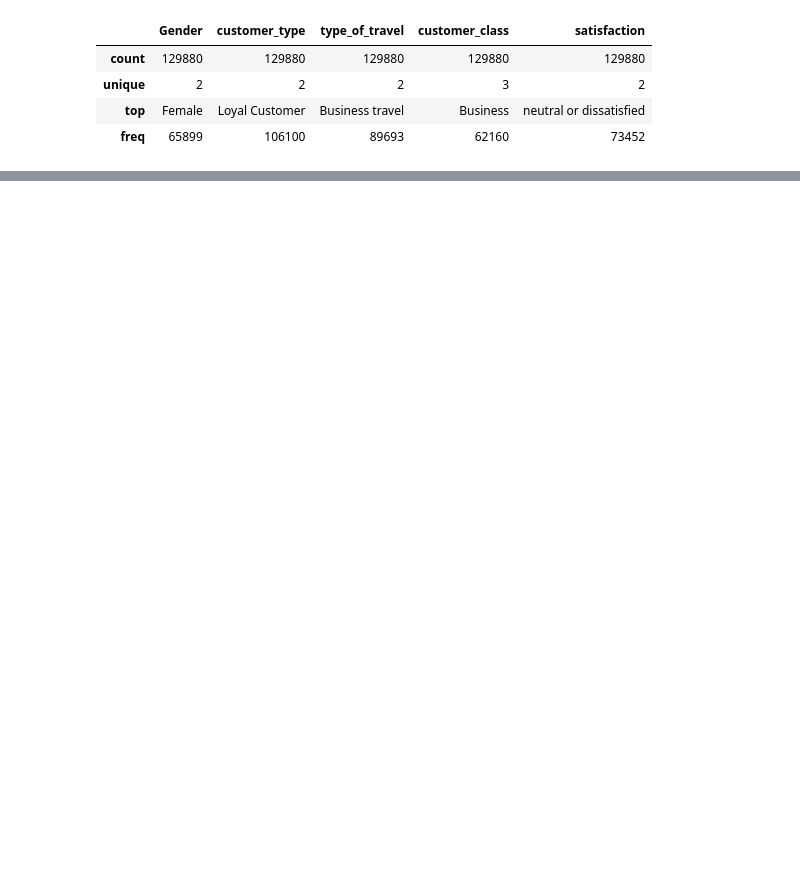
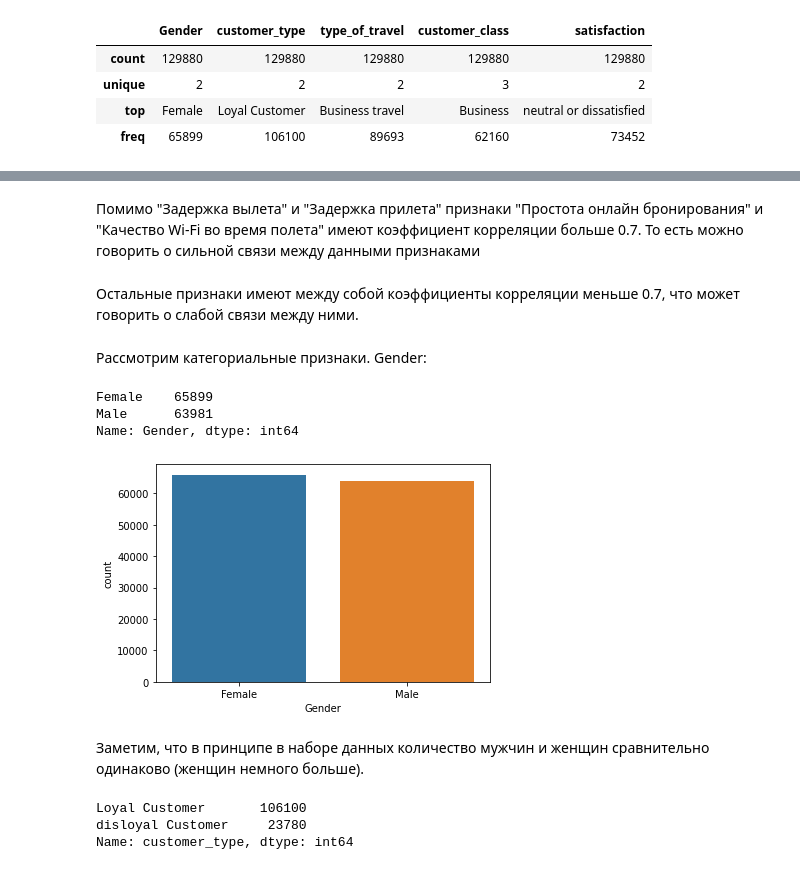
Before and after one commit to a-sidorova/machine_learning_course, a Jupyter notebook: 01_Data_analysis.ipynb, the cells around one changed output, grey strips where cells are left out. Drawn from its saved outputs; the diff is of its cells as text; code cells hidden in the pictures; blank space fills up the shorter version.

```diff
--- a/01_Data_analysis.ipynb
+++ b/01_Data_analysis.ipynb
@@ -151,0 +244,26 @@ data_raw.describe(include=['category'])
+# %% [markdown]
+Помимо "Задержка вылета" и "Задержка прилета" признаки "Простота онлайн бронирования" и "Качество Wi-Fi во время полета" имеют коэффициент корреляции больше 0.7. То есть можно говорить о сильной связи между данными признаками
+# %% [markdown]
+Остальные признаки имеют между собой коэффициенты корреляции меньше 0.7, что может говорить о слабой связи между ними.
+# %% [markdown]
+Рассмотрим категориальные признаки.
+Gender:
+# %%
+data_raw['Gender'].value_counts()
+# %% [output]
+Female    65899
+Male      63981
+Name: Gender, dtype: int64
+# %%
+sns.countplot(x='Gender', data=data_raw)
+pass
+# %% [output]
+[figure, added]
+# %% [markdown]
+Заметим, что в принципе в наборе данных количество мужчин и женщин сравнительно одинаково (женщин немного больше).
+# %%
+data_raw['customer_type'].value_counts()
+# %% [output]
+Loyal Customer       106100
+disloyal Customer     23780
+Name: customer_type, dtype: int64
```
Also changed, not shown: parts of 34 cells of this notebook.
